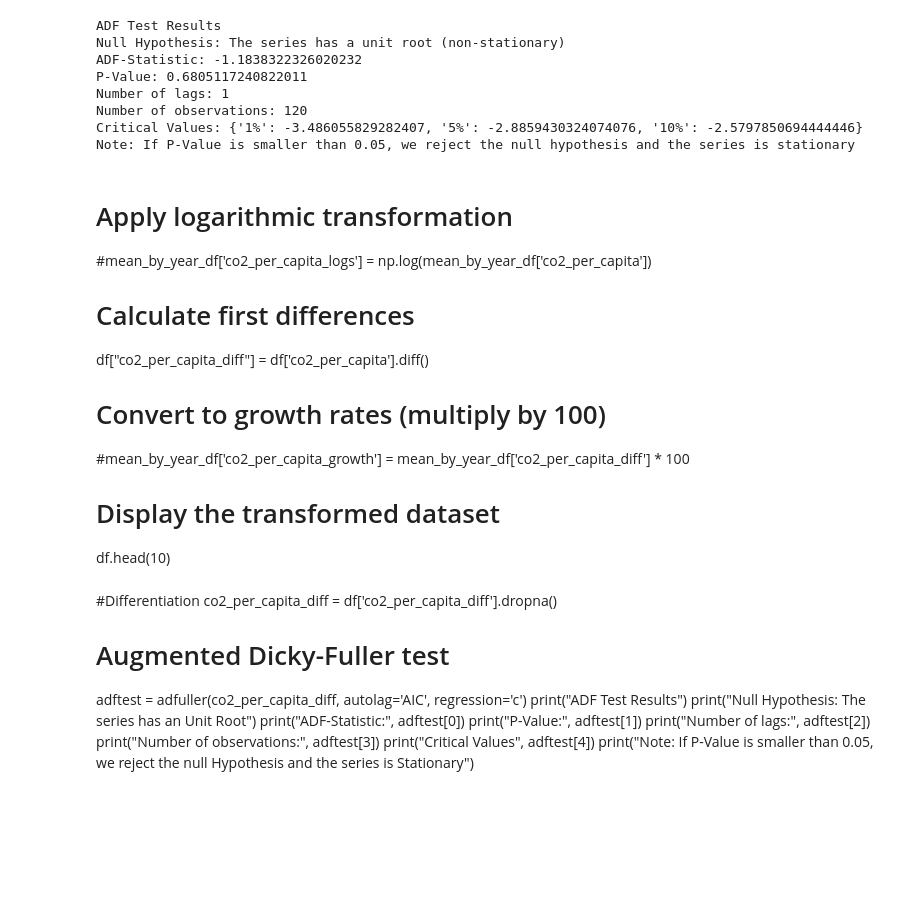
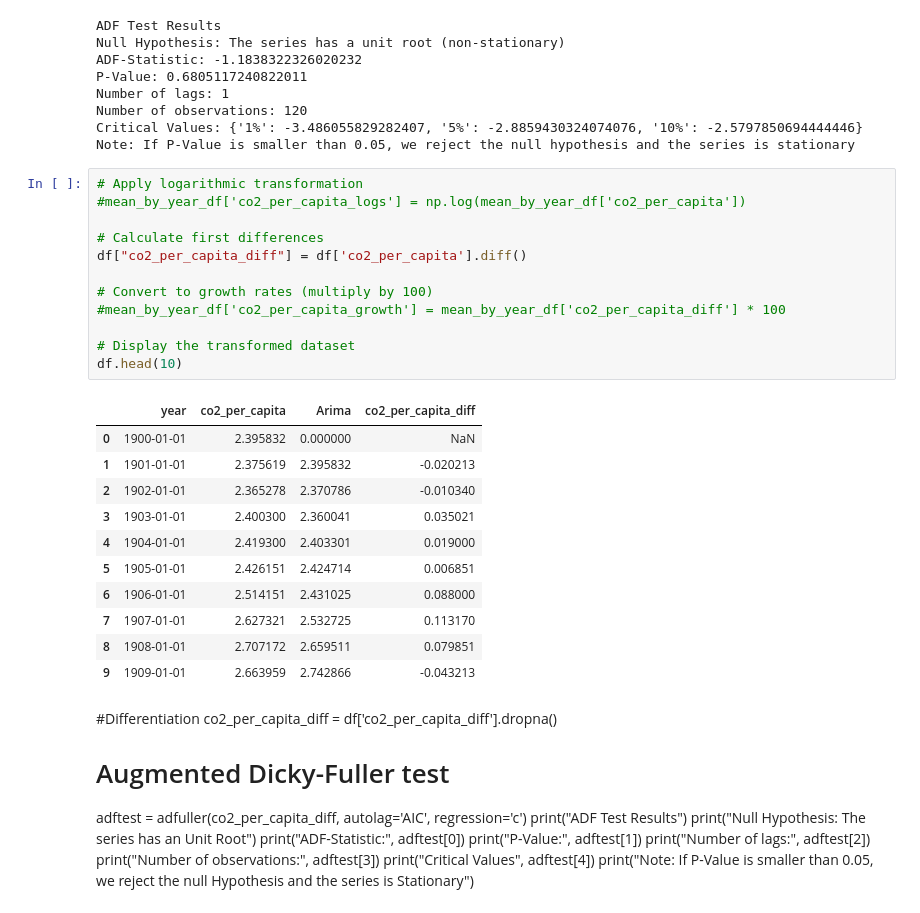
Before and after one commit to L-dos-Santos/final-project, a Jupyter notebook: Final Project.ipynb, the cells around one changed output. Cells and saved outputs as stored; diff of their text form; blank space fills up the shorter version.

```diff
--- a/Final Project.ipynb
+++ b/Final Project.ipynb
@@ -306,18 +306,30 @@ Number of lags: 1
 Number of observations: 120
 Critical Values: {'1%': -3.486055829282407, '5%': -2.8859430324074076, '10%': -2.5797850694444446}
 Note: If P-Value is smaller than 0.05, we reject the null hypothesis and the series is stationary
-# %% [markdown]
-# Apply logarithmic transformation
-#mean_by_year_df['co2_per_capita_logs'] = np.log(mean_by_year_df['co2_per_capita'])
-
-# Calculate first differences
-df["co2_per_capita_diff"] = df['co2_per_capita'].diff()
-
-# Convert to growth rates (multiply by 100)
-#mean_by_year_df['co2_per_capita_growth'] = mean_by_year_df['co2_per_capita_diff'] * 100
-
-# Display the transformed dataset
-df.head(10)
+# %%
+# Apply logarithmic transformation
+#mean_by_year_df['co2_per_capita_logs'] = np.log(mean_by_year_df['co2_per_capita'])
+
+# Calculate first differences
+df["co2_per_capita_diff"] = df['co2_per_capita'].diff()
+
+# Convert to growth rates (multiply by 100)
+#mean_by_year_df['co2_per_capita_growth'] = mean_by_year_df['co2_per_capita_diff'] * 100
+
+# Display the transformed dataset
+df.head(10)
+# %% [output]
+|  | year | co2_per_capita | Arima | co2_per_capita_diff |
+| 0 | 1900-01-01 | 2.395832 | 0.000000 | NaN |
+| 1 | 1901-01-01 | 2.375619 | 2.395832 | -0.020213 |
+| 2 | 1902-01-01 | 2.365278 | 2.370786 | -0.010340 |
+| 3 | 1903-01-01 | 2.400300 | 2.360041 | 0.035021 |
+| 4 | 1904-01-01 | 2.419300 | 2.403301 | 0.019000 |
+| 5 | 1905-01-01 | 2.426151 | 2.424714 | 0.006851 |
+| 6 | 1906-01-01 | 2.514151 | 2.431025 | 0.088000 |
+| 7 | 1907-01-01 | 2.627321 | 2.532725 | 0.113170 |
+| 8 | 1908-01-01 | 2.707172 | 2.659511 | 0.079851 |
+| 9 | 1909-01-01 | 2.663959 | 2.742866 | -0.043213 |
 # %% [markdown]
 #Differentiation
 co2_per_capita_diff = df['co2_per_capita_diff'].dropna()
```
Also changed, not shown: parts of 10 cells of this notebook.
